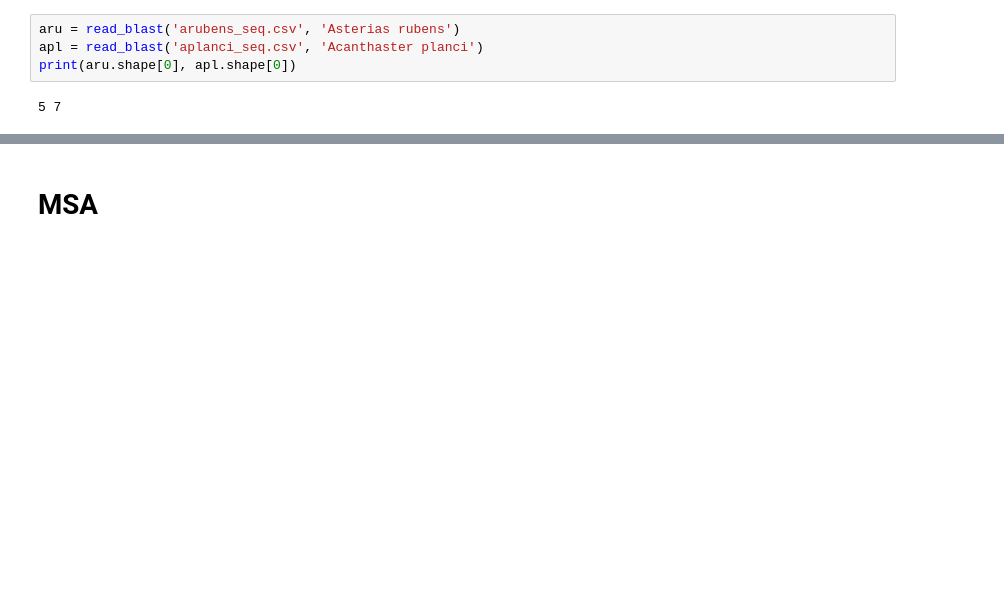
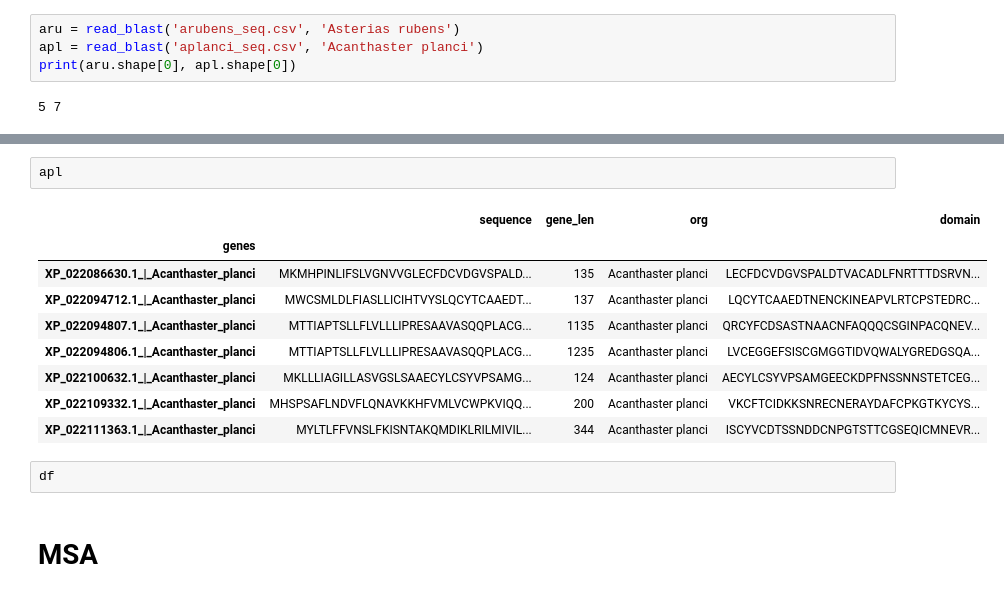
Before and after one commit to alex123012/Filogenetics, a Jupyter notebook: Analysis.ipynb, the cells around one changed output, grey strips where cells are left out. Drawn from its saved outputs; the diff is of its cells as text; blank space fills up the shorter version.

```diff
--- a/Analysis.ipynb
+++ b/Analysis.ipynb
@@ -96,3 +102,17 @@ apl
+# %%
+apl
+# %% [output]
+|  | sequence | gene_len | org | domain |
+| genes |  |  |  |  |
+| XP_022086630.1_|_Acanthaster_planci | MKMHPINLIFSLVGNVVGLECFDCVDGVSPALD... | 135 | Acanthaster planci | LECFDCVDGVSPALDTVACADLFNRTTTDSRVN... |
+| XP_022094712.1_|_Acanthaster_planci | MWCSMLDLFIASLLICIHTVYSLQCYTCAAEDT... | 137 | Acanthaster planci | LQCYTCAAEDTNENCKINEAPVLRTCPSTEDRC... |
+| XP_022094807.1_|_Acanthaster_planci | MTTIAPTSLLFLVLLLIPRESAAVASQQPLACG... | 1135 | Acanthaster planci | QRCYFCDSASTNAACNFAQQQCSGINPACQNEV... |
+| XP_022094806.1_|_Acanthaster_planci | MTTIAPTSLLFLVLLLIPRESAAVASQQPLACG... | 1235 | Acanthaster planci | LVCEGGEFSISCGMGGTIDVQWALYGREDGSQA... |
+| XP_022100632.1_|_Acanthaster_planci | MKLLLIAGILLASVGSLSAAECYLCSYVPSAMG... | 124 | Acanthaster planci | AECYLCSYVPSAMGEECKDPFNSSNNSTETCEG... |
+| XP_022109332.1_|_Acanthaster_planci | MHSPSAFLNDVFLQNAVKKHFVMLVCWPKVIQQ... | 200 | Acanthaster planci | VKCFTCIDKKSNRECNERAYDAFCPKGTKYCYS... |
+| XP_022111363.1_|_Acanthaster_planci | MYLTLFFVNSLFKISNTAKQMDIKLRILMIVIL... | 344 | Acanthaster planci | ISCYVCDTSSNDDCNPGTSTTCGSEQICMNEVR... |
+# %%
+df
 # %% [markdown]
 # MSA
 # %% [raw]
```
Also changed, not shown: parts of 18 cells of this notebook, 5 other files.
